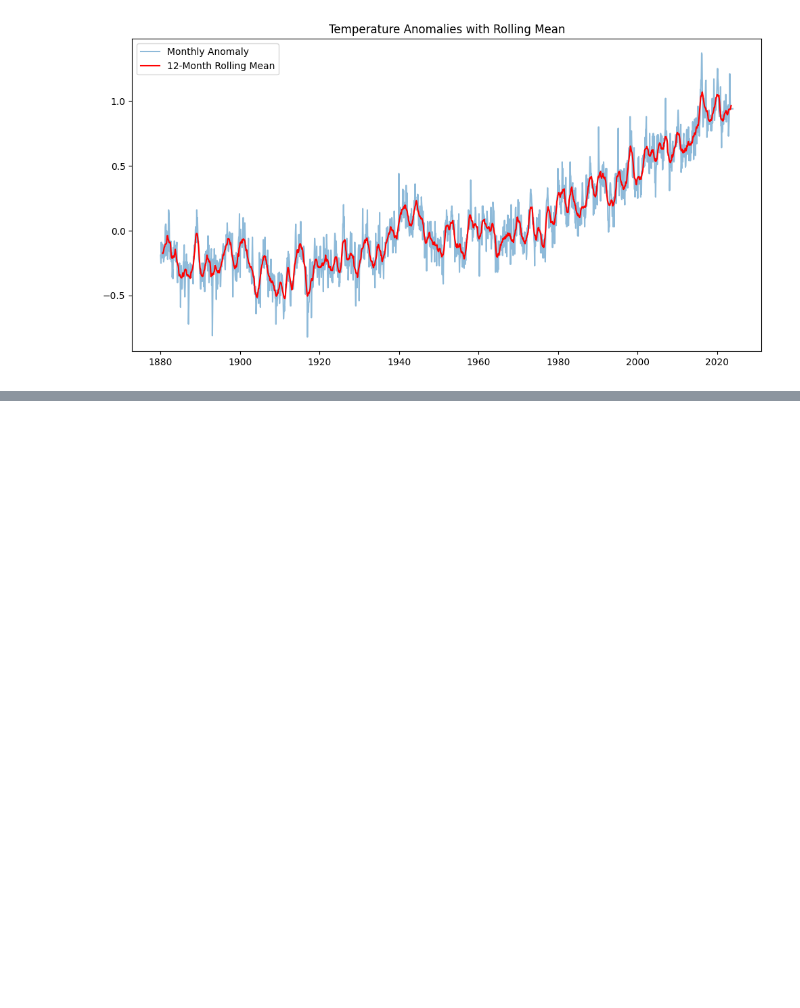
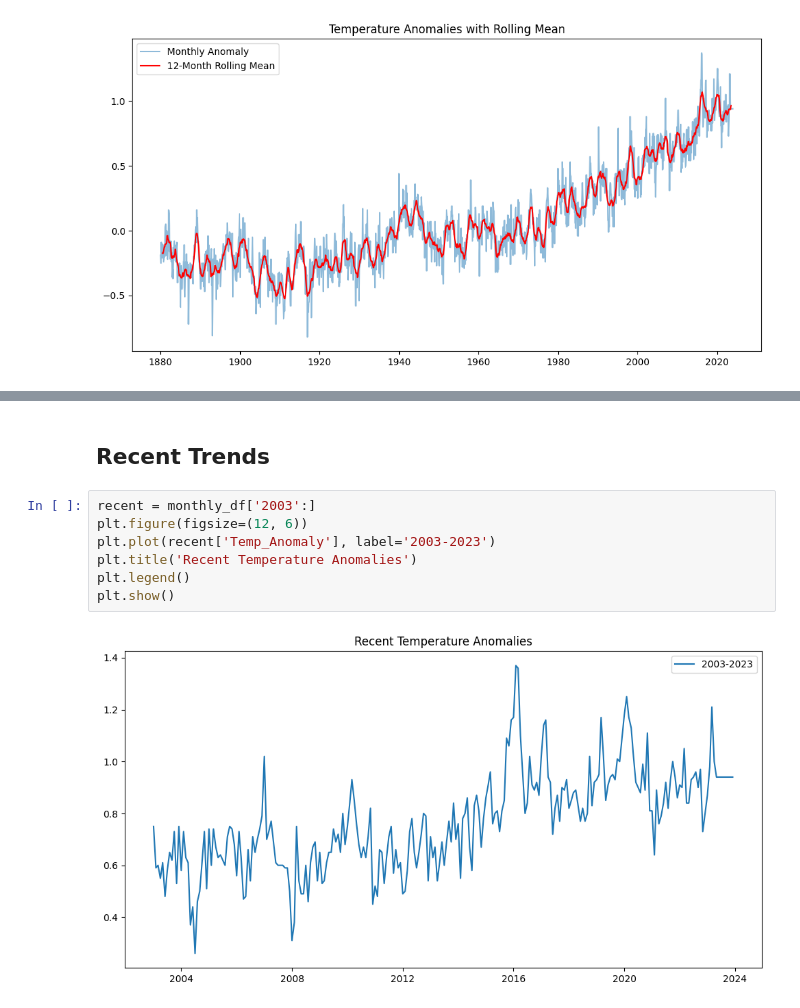
Before and after one commit to het0814/Climate-Change-Prediction, a Jupyter notebook: notebooks/Exploratory_Data_Analysis.ipynb, the cells around one changed output, grey strips where cells are left out. Cells and saved outputs as stored; diff of their text form; blank space fills up the shorter version.

```diff
--- a/notebooks/Exploratory_Data_Analysis.ipynb
+++ b/notebooks/Exploratory_Data_Analysis.ipynb
@@ -114,0 +125,11 @@ plt.show()
+# %% [markdown]
+## Recent Trends
+# %%
+recent = monthly_df['2003':]
+plt.figure(figsize=(12, 6))
+plt.plot(recent['Temp_Anomaly'], label='2003-2023')
+plt.title('Recent Temperature Anomalies')
+plt.legend()
+plt.show()
+# %% [output]
+[figure, added]
```
Also changed, not shown: parts of 2 cells of this notebook.
